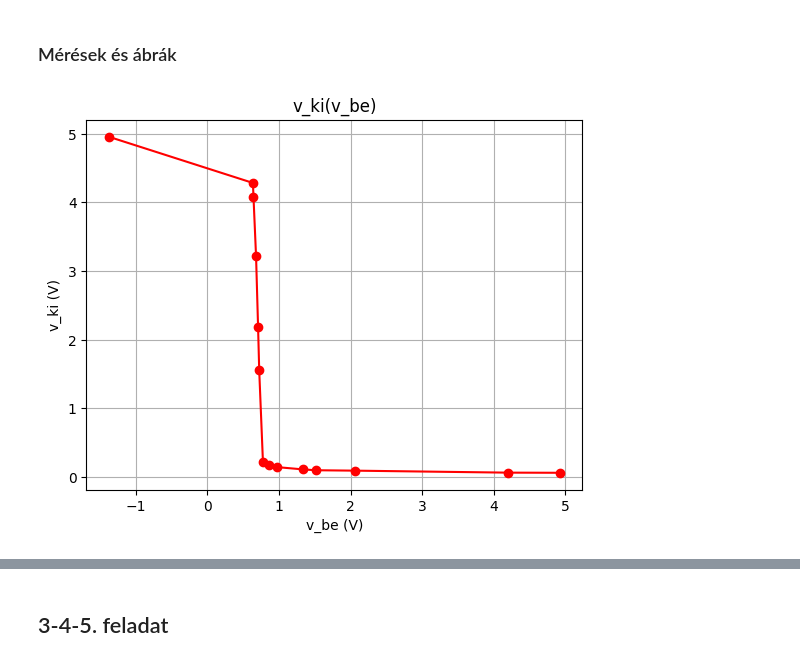
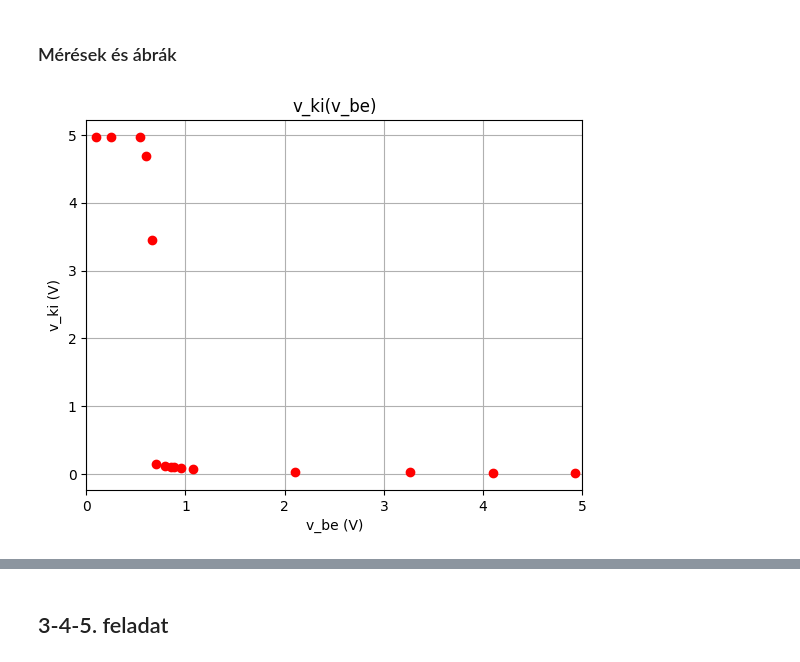
Before and after one commit to skornel02/szte-FBN609L-2023-2, a Jupyter notebook: jegyzokonyv01.ipynb, the cells around one changed output, grey strips where cells are left out. Cells and saved outputs as stored; diff of their text form; code cells hidden in the pictures.

```diff
--- a/jegyzokonyv01.ipynb
+++ b/jegyzokonyv01.ipynb
@@ -88,45 +88,52 @@ logic_plot_generator(0.8, 2.0, 'Bemenet', 0.33, 3.84, 'Kimenet', 'HCT áramkör'
 ### Mérések és ábrák
 # %%
 v_be = pd.array([
-        4.922, #0
-        4.2, #1k
-        2.061, #10k
-        1.517, #20k
-        1.34, #30k
-        0.978, # 66k
-        0.855, # 120k
-        0.777, # 240k
-        0.725, # 500k
-        0.709, #620k
-        0.681, # 1m
-        0.645, # 2m
-        0.637, # 2.5m
-        -1.375 # 3m
+        4.93,
+        4.1,
+        3.26,
+        2.1,
+        1.074,
+        0.955,
+        0.88,
+        0.849,
+        0.796,
+        0.7,
+        0.658,
+        0.602,
+        0.543,
+        0.251,
+        0.1
 ])
 
 v_ki = pd.array([
-        0.063, #0
-        0.065, #1k
-        0.094, #10k
-        0.1, #20k
-        0.112, #30k
-        0.145, #66k
-        0.174, #120k
-        0.224, #240k
-        1.553, #500k
-        2.188, #620k
-        3.212, #1m
-        4.081, #2m
-        4.283, #2.5m
-        4.955, #3m
+        0.020,
+        0.022,
+        0.026,
+        0.037,
+        0.0732,
+        0.086,
+        0.098,
+        0.104,
+        0.121,
+        0.1562,
+        3.45,
+        4.69,
+        4.97,
+        4.97,
+        4.97
 ])
 
 # plot v_ki by v_be
-plt.plot(v_be, v_ki, 'ro-')
+plt.plot(v_be, v_ki, 'ro')
 plt.title('v_ki(v_be)')
 plt.xlabel('v_be (V)')
 plt.ylabel('v_ki (V)')
+plt.xlim(left=0, right=5)
 plt.grid()
 plt.show()
+
+# create table and show it
+table = pd.DataFrame({'v_be': v_be, 'v_ki': v_ki})
+print(table)
 # %% [output]
-[figure, old version]
+[figure, new version]
```
Also changed, not shown: parts of 4 cells of this notebook.
